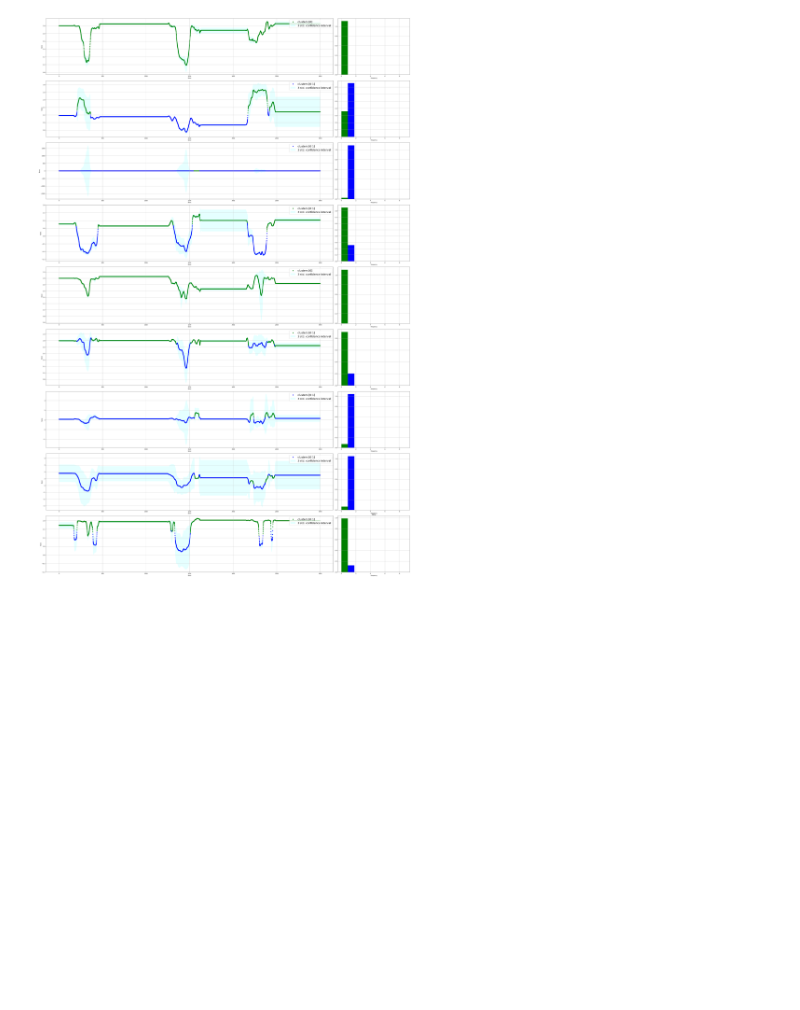
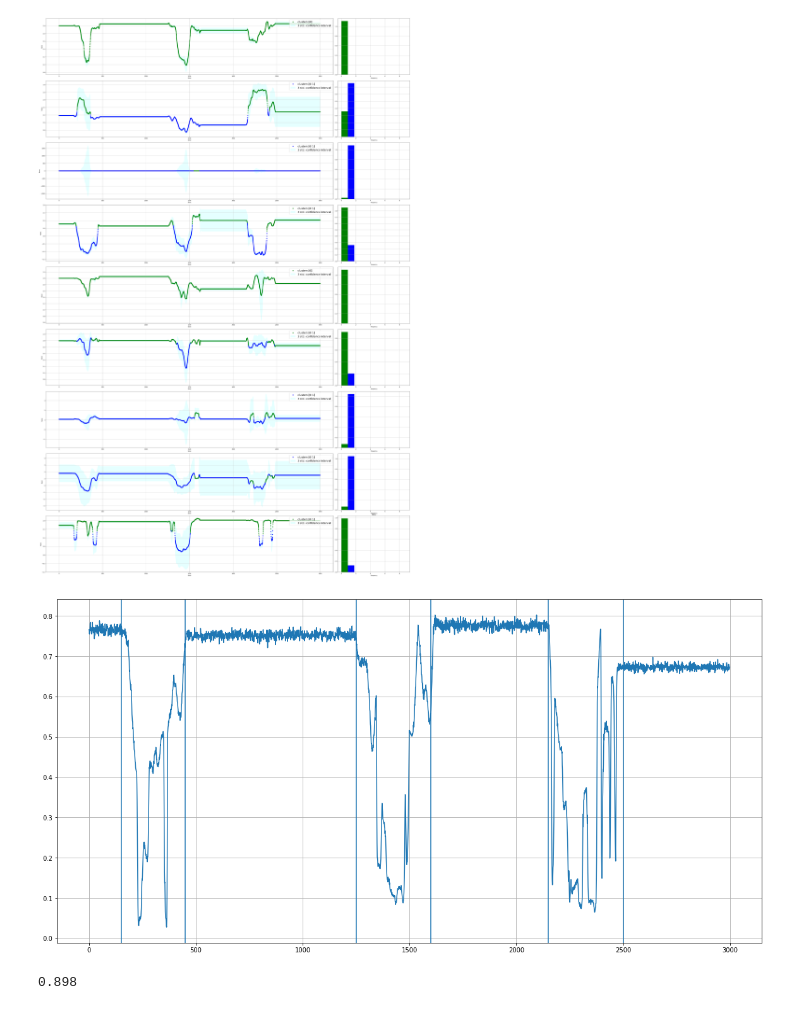
Before and after one commit to georgosgeorgos/DLRC_2018, a Jupyter notebook: experiments/selector_no_entropy/lidar clustering.ipynb, the cells around one changed output. Cells and saved outputs as stored; diff of their text form; code cells hidden in the pictures; blank space fills up the shorter version.

```diff
--- a/experiments/selector_no_entropy/lidar clustering.ipynb
+++ b/experiments/selector_no_entropy/lidar clustering.ipynb
@@ -142,3 +142,16 @@ plot_clusterization(y, mu, std, cc)
 # %% [output]
 <matplotlib.figure.Figure at 0x...>
 [figure]
+# %%
+plt.figure(figsize=(20,10))
+plt.plot(y[:,3])
+plt.axvline(x=150)
+plt.axvline(x=450)
+plt.axvline(x=1250)
+plt.axvline(x=1600)
+plt.axvline(x=2150)
+plt.axvline(x=2500)
+
+plt.grid()
+# %% [output]
+[figure, added]
@@ -144,0 +168,4 @@ plot_clusterization(y, mu, std, cc)
+# %%
+(prediction == gt).sum() / prediction.shape[0]
+# %% [output]
+0.898
```
Also changed, not shown: parts of 7 cells of this notebook, 15 other files.
